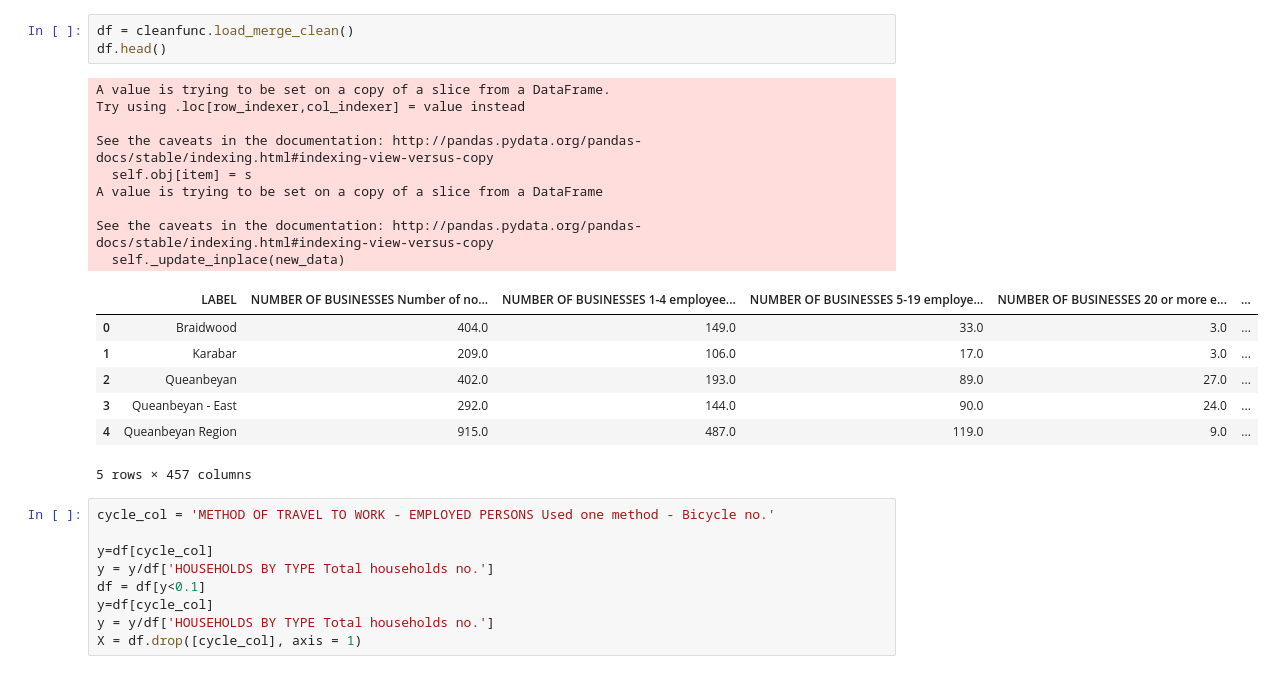
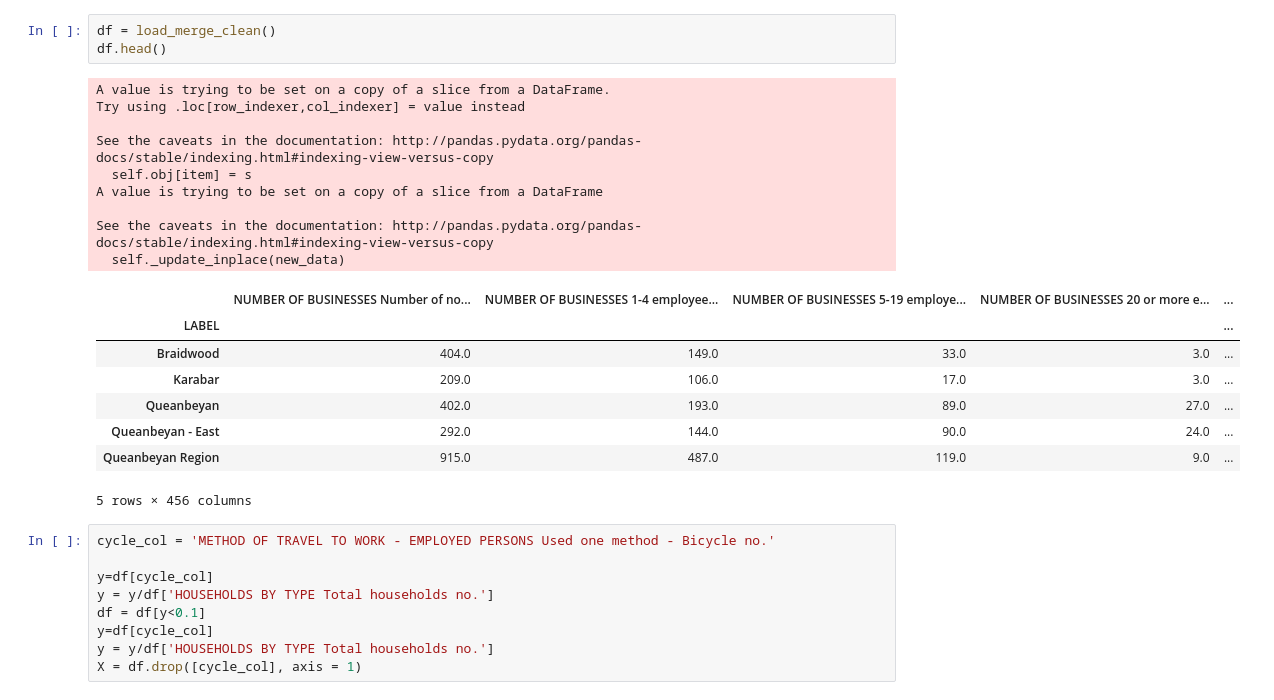
Before and after one commit to blkemp/ABS-Region-Data, a Jupyter notebook: PCA.ipynb, the cells around one changed output. Drawn from its saved outputs; the diff is of its cells as text.

```diff
--- a/PCA.ipynb
+++ b/PCA.ipynb
@@ -24,23 +21,24 @@ importlib.reload(cleanfunc)
 # %%
-df = cleanfunc.load_merge_clean()
+df = load_merge_clean()
 df.head()
 # %% [output]
 A value is trying to be set on a copy of a slice from a DataFrame.
 Try using .loc[row_indexer,col_indexer] = value instead
 
 See the caveats in the documentation: http://pandas.pydata.org/pandas-docs/stable/indexing.html#indexing-view-versus-copy
   self.obj[item] = s
 A value is trying to be set on a copy of a slice from a DataFrame
 
 See the caveats in the documentation: http://pandas.pydata.org/pandas-docs/stable/indexing.html#indexing-view-versus-copy
   self._update_inplace(new_data)
-|  | LABEL | NUMBER OF BUSINESSES Number of no... | NUMBER OF BUSINESSES 1-4 employee... | NUMBER OF BUSINESSES 5-19 employe... | NUMBER OF BUSINESSES 20 or more e... | ... |
-| 0 | Braidwood | 404.0 | 149.0 | 33.0 | 3.0 | ... |
-| 1 | Karabar | 209.0 | 106.0 | 17.0 | 3.0 | ... |
-| 2 | Queanbeyan | 402.0 | 193.0 | 89.0 | 27.0 | ... |
-| 3 | Queanbeyan - East | 292.0 | 144.0 | 90.0 | 24.0 | ... |
-| 4 | Queanbeyan Region | 915.0 | 487.0 | 119.0 | 9.0 | ... |
+|  | NUMBER OF BUSINESSES Number of no... | NUMBER OF BUSINESSES 1-4 employee... | NUMBER OF BUSINESSES 5-19 employe... | NUMBER OF BUSINESSES 20 or more e... | ... |
+| LABEL |  |  |  |  | ... |
+| Braidwood | 404.0 | 149.0 | 33.0 | 3.0 | ... |
+| Karabar | 209.0 | 106.0 | 17.0 | 3.0 | ... |
+| Queanbeyan | 402.0 | 193.0 | 89.0 | 27.0 | ... |
+| Queanbeyan - East | 292.0 | 144.0 | 90.0 | 24.0 | ... |
+| Queanbeyan Region | 915.0 | 487.0 | 119.0 | 9.0 | ... |
-5 rows × 457 columns
+5 rows × 456 columns
 # %%
 cycle_col = 'METHOD OF TRAVEL TO WORK - EMPLOYED PERSONS Used one method - Bicycle no.'
 
```
Also changed, not shown: parts of 6 cells of this notebook, 5 other files.
